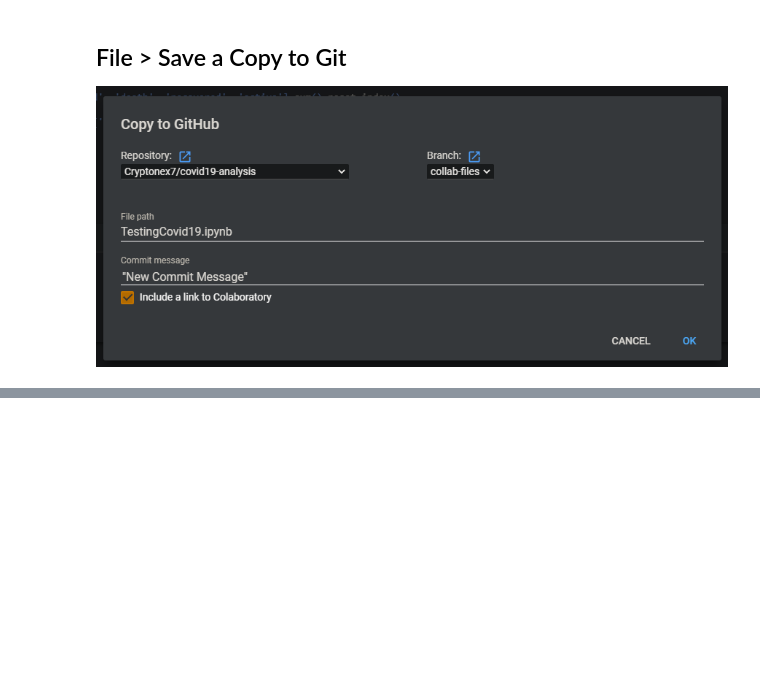
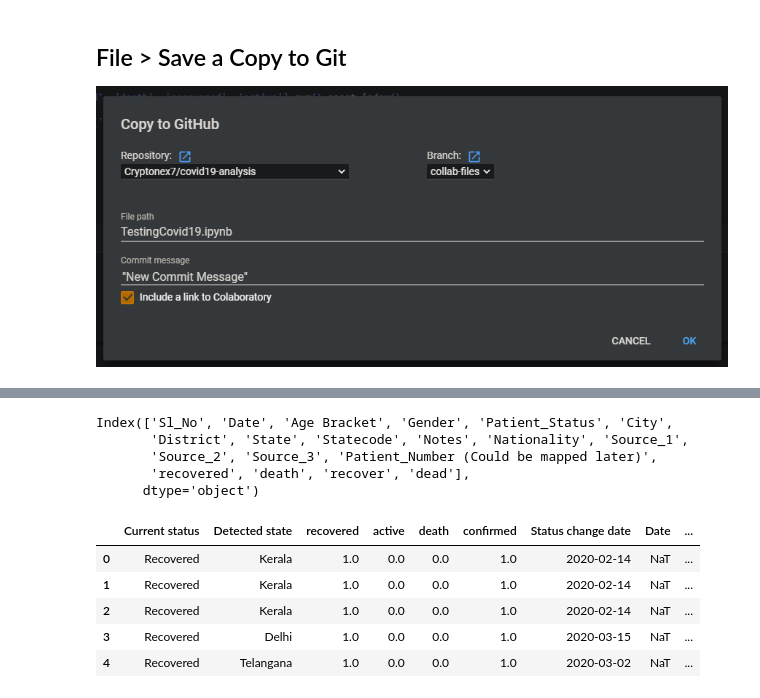
Before and after one commit to Covid-Analytics-India/covid19-analysis, a Jupyter notebook: SarthakTesting.ipynb, the cells around one changed output, grey strips where cells are left out. Drawn from its saved outputs; the diff is of its cells as text; code cells hidden in the pictures; blank space fills up the shorter version.

Commit message:
Resolving line charts related with recovery and deceased cases

```diff
--- a/SarthakTesting.ipynb
+++ b/SarthakTesting.ipynb
@@ -229,15 +227,15 @@ statewise_data['Delta_Deaths'] = statewise_data['Delta_Deaths'].astype(float)
 death_and_recovered.drop([''],axis=1,inplace=True)
 death_and_recovered['Date'] = pd.to_datetime(death_and_recovered['Date'],dayfirst=True)
 
-death_and_recovered['recovered'] = 0
-death_and_recovered['death'] = 0
+death_and_recovered['recover'] = 0
+death_and_recovered['dead'] = 0
 for status in death_and_recovered.index:
   if(death_and_recovered['Patient_Status'][status] == "Recovered"):
-    death_and_recovered['recovered'][status] = 1
+    death_and_recovered['recover'][status] = 1
   elif(death_and_recovered['Patient_Status'][status] == "Deceased"):
-    death_and_recovered['death'][status] = 1
+    death_and_recovered['dead'][status] = 1
   elif(death_and_recovered['Patient_Status'][status] == "Deceased#"):
-    death_and_recovered['death'][status] = 1
+    death_and_recovered['dead'][status] = 1
 # %% [markdown]
 # Understanding the Data
 # %%
@@ -1069,3 +1066,5 @@ fig.show()
 ## File > Save a Copy to Git
 
 ![image.png](embedded-picture-1)
+# %%
+new_data = data[(data['recovered'] == 1) | (data['death'] == 1)]
@@ -1071,0 +1087,23 @@ fig.show()
+# %%
+death_and_recovered.columns
+# %% [output]
+Index(['Sl_No', 'Date', 'Age Bracket', 'Gender', 'Patient_Status', 'City',
+       'District', 'State', 'Statecode', 'Notes', 'Nationality', 'Source_1',
+       'Source_2', 'Source_3', 'Patient_Number (Could be mapped later)',
+       'recovered', 'death', 'recover', 'dead'],
+      dtype='object')
+# %%
+#merge new_data and death_and_revived
+new_data_x = new_data[['Current status','Detected state','recovered','active','death','confirmed','Status change date']]
+death_and_recovered_x =  death_and_recovered[['Date','Patient_Status','recover','dead']]
+final_data = pd.concat([new_data_x, death_and_recovered_x])
+# %%
+final_data.columns
+final_data.head()
+# %% [output]
+|  | Current status | Detected state | recovered | active | death | confirmed | Status change date | Date | ... |
+| 0 | Recovered | Kerala | 1.0 | 0.0 | 0.0 | 1.0 | 2020-02-14 | NaT | ... |
+| 1 | Recovered | Kerala | 1.0 | 0.0 | 0.0 | 1.0 | 2020-02-14 | NaT | ... |
+| 2 | Recovered | Kerala | 1.0 | 0.0 | 0.0 | 1.0 | 2020-02-14 | NaT | ... |
+| 3 | Recovered | Delhi | 1.0 | 0.0 | 0.0 | 1.0 | 2020-03-15 | NaT | ... |
+| 4 | Recovered | Telangana | 1.0 | 0.0 | 0.0 | 1.0 | 2020-03-02 | NaT | ... |
```
Also changed, not shown: parts of 7 cells of this notebook.
